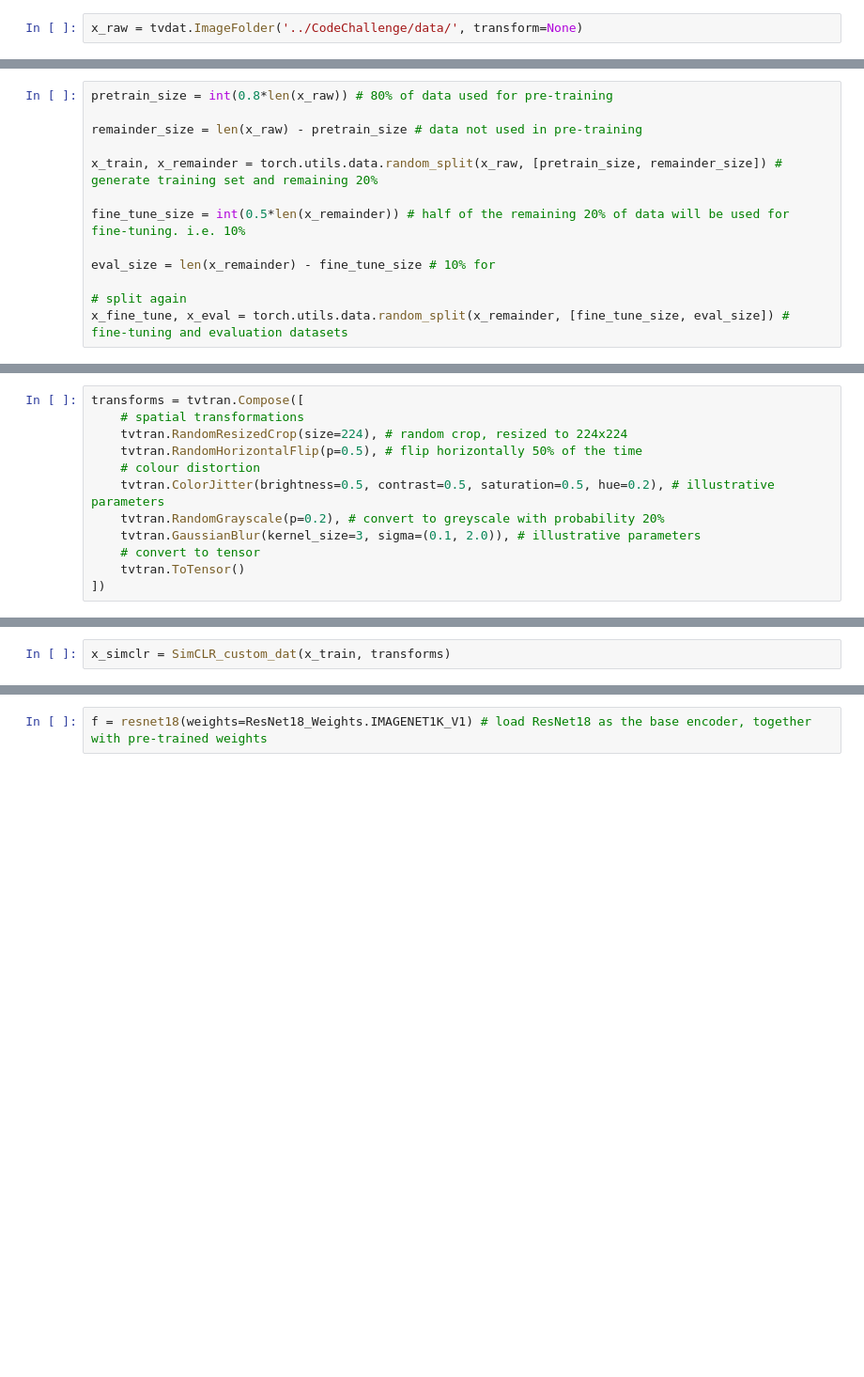
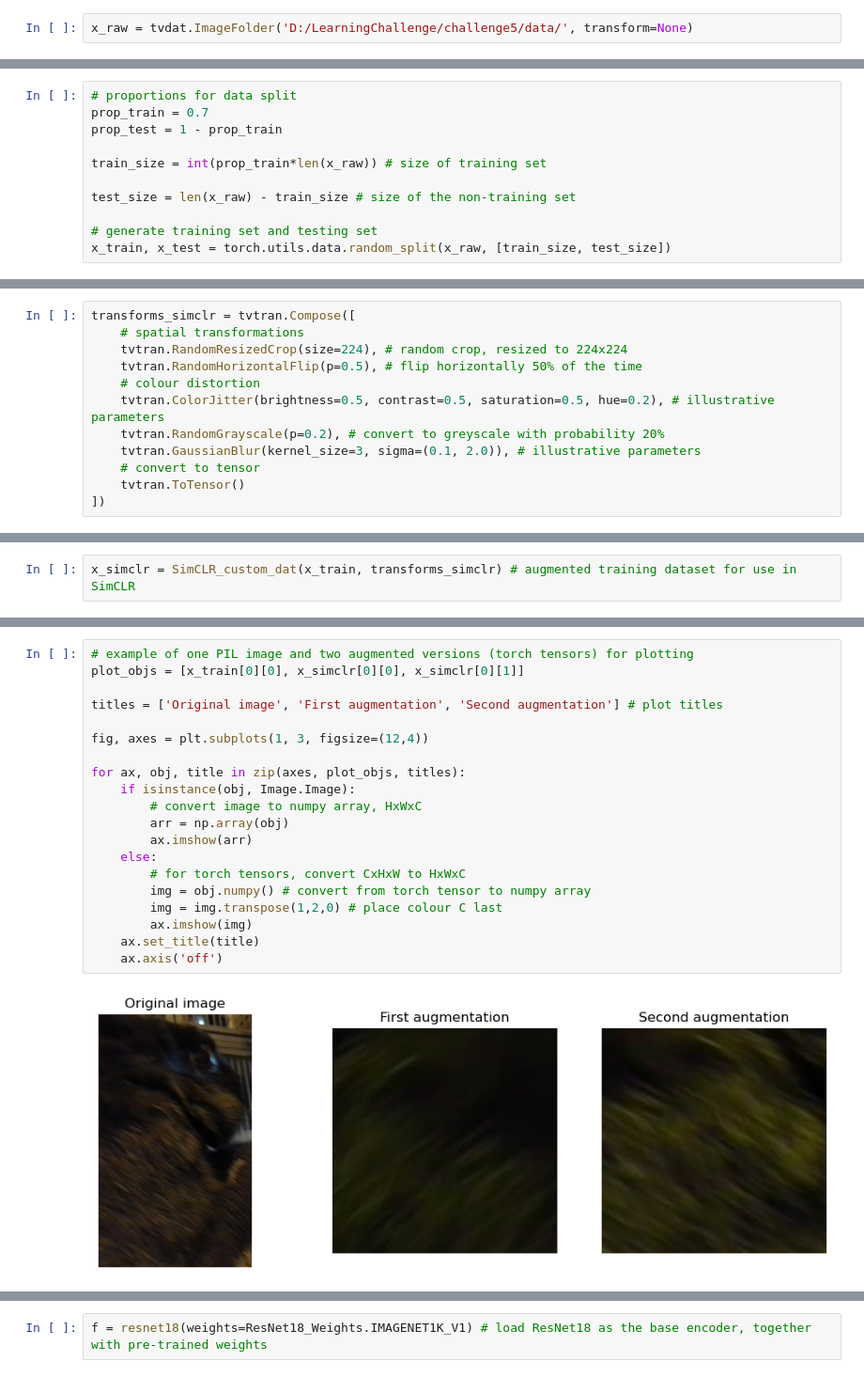
Before and after one commit to JoeGillard/CodeChallenge, a Jupyter notebook: code-challenge.ipynb, the cells around one changed output, grey strips where cells are left out. Shown at 94% size. Cells and saved outputs as stored; diff of their text form; blank space fills up the shorter version.

```diff
--- a/code-challenge.ipynb
+++ b/code-challenge.ipynb
@@ -22,2 +39,2 @@ We begin by loading the dataset of pet images from the root folder:
 # %%
-x_raw = tvdat.ImageFolder('../CodeChallenge/data/', transform=None)
+x_raw = tvdat.ImageFolder('D:/LearningChallenge/challenge5/data/', transform=None)
@@ -27,13 +56,11 @@ For this task, we will pre-train a model using SimCLR, then fine-tune the model,
 # %%
-pretrain_size = int(0.8*len(x_raw)) # 80% of data used for pre-training
+# proportions for data split
+prop_train = 0.7
+prop_test = 1 - prop_train
 
-remainder_size = len(x_raw) - pretrain_size # data not used in pre-training
+train_size = int(prop_train*len(x_raw)) # size of training set
 
-x_train, x_remainder = torch.utils.data.random_split(x_raw, [pretrain_size, remainder_size]) # generate training set and remaining 20%
+test_size = len(x_raw) - train_size # size of the non-training set
 
-fine_tune_size = int(0.5*len(x_remainder)) # half of the remaining 20% of data will be used for fine-tuning. i.e. 10%
-
-eval_size = len(x_remainder) - fine_tune_size # 10% for
-
-# split again
-x_fine_tune, x_eval = torch.utils.data.random_split(x_remainder, [fine_tune_size, eval_size]) # fine-tuning and evaluation datasets
+# generate training set and testing set
+x_train, x_test = torch.utils.data.random_split(x_raw, [train_size, test_size])
@@ -43,5 +76,5 @@ Next we specify a set of transformations to aid contrastive learning, based on r
 # %%
-transforms = tvtran.Compose([
+transforms_simclr = tvtran.Compose([
     # spatial transformations
     tvtran.RandomResizedCrop(size=224), # random crop, resized to 224x224
     tvtran.RandomHorizontalFlip(p=0.5), # flip horizontally 50% of the time
@@ -72,2 +130,2 @@ Now, we can generate our customised dataset of augmented (and challenging) image
 # %%
-x_simclr = SimCLR_custom_dat(x_train, transforms)
+x_simclr = SimCLR_custom_dat(x_train, transforms_simclr) # augmented training dataset for use in SimCLR
@@ -76,0 +137,22 @@ Create a data loader for inputting images into the model:
+# %%
+# example of one PIL image and two augmented versions (torch tensors) for plotting
+plot_objs = [x_train[0][0], x_simclr[0][0], x_simclr[0][1]]
+
+titles = ['Original image', 'First augmentation', 'Second augmentation'] # plot titles
+
+fig, axes = plt.subplots(1, 3, figsize=(12,4))
+
+for ax, obj, title in zip(axes, plot_objs, titles):
+    if isinstance(obj, Image.Image):
+        # convert image to numpy array, HxWxC
+        arr = np.array(obj)
+        ax.imshow(arr)
+    else:
+        # for torch tensors, convert CxHxW to HxWxC
+        img = obj.numpy() # convert from torch tensor to numpy array
+        img = img.transpose(1,2,0) # place colour C last
+        ax.imshow(img)
+    ax.set_title(title)
+    ax.axis('off')
+# %% [output]
+[figure, added]
```
Also changed, not shown: parts of 79 cells of this notebook, 8 other files.
